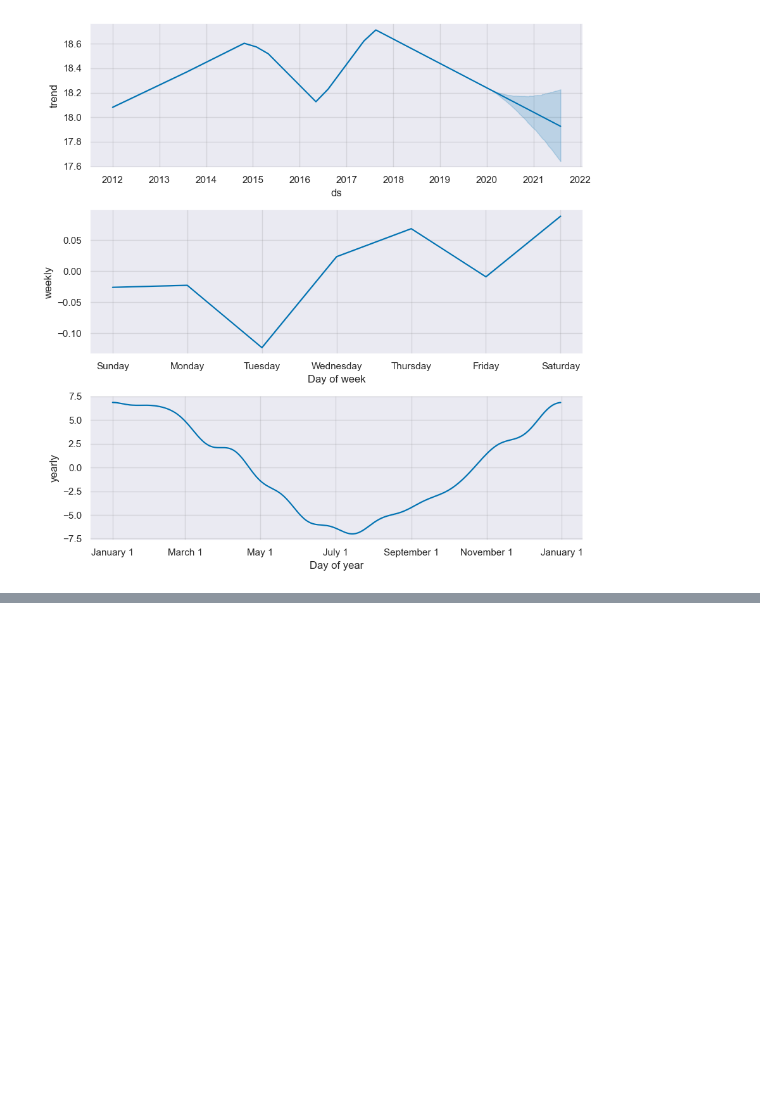
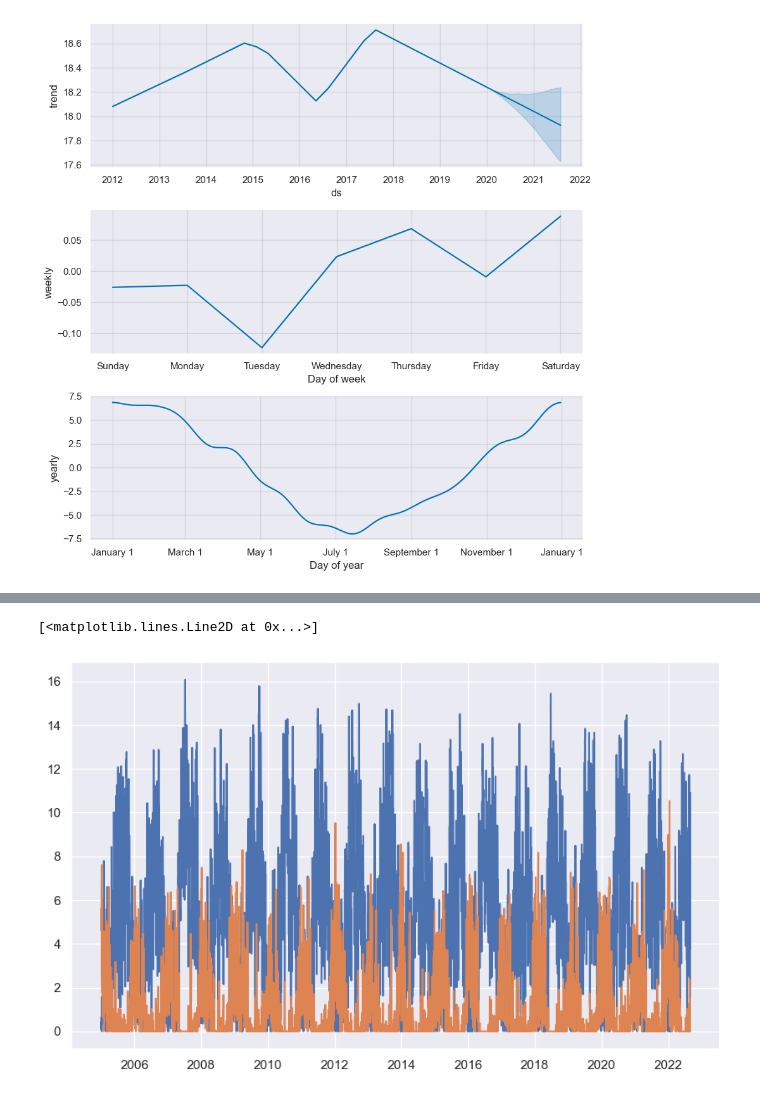
Before and after one commit to magistery-tps/time-series-tp, a Jupyter notebook: notebooks/EDA_ff.ipynb, the cells around one changed output, grey strips where cells are left out. Saved outputs shown, nothing was run; the diff lists cells and outputs as text; code cells hidden in the pictures; blank space fills up the shorter version.

```diff
--- a/notebooks/EDA_ff.ipynb
+++ b/notebooks/EDA_ff.ipynb
@@ -558,0 +587,46 @@ fig=model.plot_components(forecast)
+# %%
+temp_cd_hd['date'] = pd.to_datetime(temp_cd_hd['ds'])
+temp_cd_hd['day_year'] = temp_cd_hd['date'].dt.dayofyear
+bins = [0, 91, 183, 275, 366]  #estaciones
+labels=['verano', 'otoño','invierno', 'primavera'] #hemisferio sur
+doy = temp_cd_hd.day_year
+temp_cd_hd['season'] = pd.cut(doy + 11 - 366*(doy > 355), bins=bins, labels=labels)
+temp_cd_hd.reset_index(inplace=True)
+
+temp_cd_hd['t_base']=temp_cd_hd['season'].apply(lambda x: tverano if x in ('verano', 'primavera') else tinvierno)
+# %%
+def heating_fun(t_base,t_max,t_min):
+    if (t_min>t_base):
+        dh=0
+    elif ((t_max+t_min)/2>t_base):
+        dh=(t_base-t_min)/4
+    elif (t_max>=t_base):
+        dh=(t_base-t_min)/2-(t_max-t_base)/4
+    elif (t_max<t_base):
+        dh=t_base-(t_max+t_min)/2
+    else:
+        dh=0
+    return dh
+
+def cooling_fun(t_base,t_max,t_min):
+    if (t_max<t_base):
+        dc=0
+    elif ((t_max+t_min)/2<t_base):
+        dc=(t_max-t_base)/4
+    elif (t_min<=t_base):
+        dc=(t_max-t_base)/2-(t_base-t_min)/4
+    elif (t_min>t_base):
+        dc=(t_max+t_min)/2-t_base
+    else:
+        dc=0
+    return dc
+# %%
+temp_cd_hd['cooling_day']=temp_cd_hd.apply(lambda x: cooling_fun(x.t_base, x.t_max,x.t_min), axis=1)
+temp_cd_hd['heating_day']=temp_cd_hd.apply(lambda x: heating_fun(x.t_base, x.t_max,x.t_min), axis=1)
+#train_set.reset_index(inplace=True)
+# %%
+plt.plot(temp_cd_hd.ds,temp_cd_hd.heating_day)
+plt.plot(temp_cd_hd.ds,temp_cd_hd.cooling_day)
+# %% [output]
+[<matplotlib.lines.Line2D at 0x...>]
+[figure, added]
```
Also changed, not shown: parts of 24 cells of this notebook, 1 other file.
